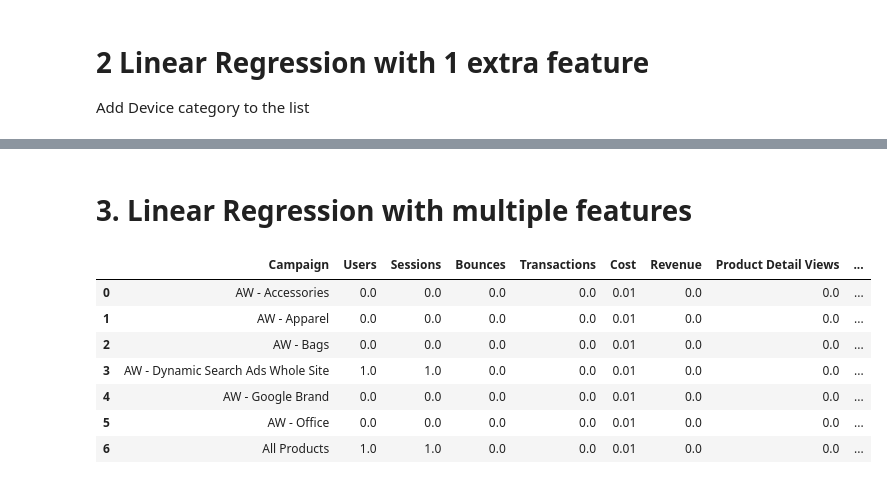
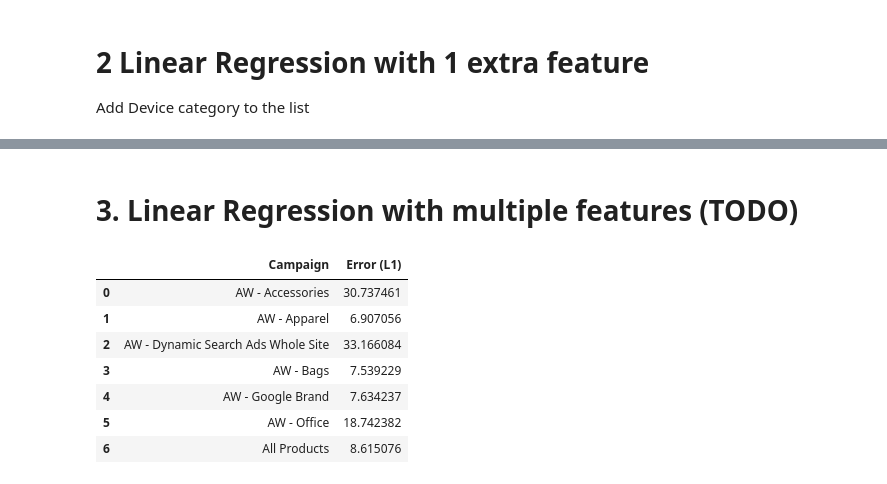
Before and after one commit to Morphl-AI/Ecommerce-Marketing-Spend-Optimization, a Jupyter notebook: Notebooks/4. Budget allocation - pseudo-revenue - first-revenue assumption - regressions .ipynb, the cells around one changed output, grey strips where cells are left out. Drawn from its saved outputs; the diff is of its cells as text; code cells hidden in the pictures.

```diff
--- a/Notebooks/4. Budget allocation - pseudo-revenue - first-revenue assumption - regressions .ipynb
+++ b/Notebooks/4. Budget allocation - pseudo-revenue - first-revenue assumption - regressions .ipynb
@@ -96,9 +96,9 @@ def getDataFirstRevenue(df):
         # print(campaign, np.percentile(revenues, [0.1, 1, 10, 25, 50, 75, 90, 99, 99.5, 99.9, 100]))
         # Clip the revenues to top 99.5%, to eliminate outliers.
         Max = newDfCampaign["Revenue"].max()
-        Top99_5 = np.percentile(newDfCampaign["Revenue"], 99.7)
-        print(" Pruning max revenue from %2.3f to %2.3f" % (Max, Top99_5))
-        newDfCampaign["Revenue"] = np.clip(newDfCampaign["Revenue"], 0, Top99_5)
+        Top99_5 = np.percentile(newDfCampaign["Revenue"], 99.9)
+        print(" Pruning max revenue from %2.3f to %2.3f" % (Max, Top99_9))
+        newDfCampaign["Label Revenue"] = np.clip(newDfCampaign["Revenue"], 0, Top99_5)
         newDf = pd.concat([newDf, newDfCampaign], sort=False)
     return newDf
 
@@ -149,7 +149,7 @@ These are the values we'll predict for this bucket in our Regressions. We can se
 # %%
 def f(x):
     sumCost = x["Cost"].sum()
-    sumRevenue = x["Revenue"].sum()
+    sumRevenue = x["Label Revenue"].sum()
     bucketConstant = sumRevenue / sumCost
     return bucketConstant
 
@@ -301,8 +301,8 @@ def trainAllCampaignsLR(df, Stats, modelType, features):
     models, errors = {}, {}
     validCampaigns = df["Campaign"].unique()
     Mins, Maxs = Stats
-
     relevantFeatures = features + ["Label Pseudo Revenue"]
+    test = df[relevantFeatures]
     for i, campaign in enumerate(validCampaigns):
         where = df["Campaign"] == campaign
         campaignMins = Mins.loc[Mins["Campaign"] == campaign, relevantFeatures]
@@ -481,30 +475,31 @@ display(getOverallError(sumPredictedDf2F))
 # %% [markdown]
-# 3. Linear Regression with multiple features
+# 3. Linear Regression with multiple features (TODO)
 # %%
 trainDfAllFeatures = pd.get_dummies(trainDf, columns=["Device Category"])
 for col in trainDfAllFeatures:
+    if col == "Bucket Index":
+        continue
     try:
         trainDfAllFeatures[col] = trainDfAllFeatures[col].astype(np.float32)
     except Exception:
         pass
-trainDfAllFeatures["Bucket Index"] = trainDfAllFeatures["Bucket Index"].astype(np.int32)
 Stats = getMinMax(trainDfAllFeatures)
 
-features = ["Cost", "Device Category_desktop", "Device Category_mobile", "Device Category_tablet", "Duration (s)"]
-#             "Users", "Sessions", "Bounces", "Transactions", "Product Detail Views"]
-#             #"Product Adds To Cart", "Product Checkouts", "Total Unique Searches", \
-#             #"New Users", "Duration (s)"]
-models, errors = trainAllCampaignsLR(trainDfAllFeatures, Stats, LinearRegression, features=features)
-# display(pd.DataFrame(errors.items(), columns=["Campaign", "Error (L1)"]))
+features = ["Cost", "Device Category_desktop", "Device Category_mobile", "Device Category_tablet", \
+            "Users", "Sessions", "Bounces", "Transactions", "Product Detail Views", \
+            "Product Adds To Cart", "Product Checkouts", "Total Unique Searches", \
+            "New Users", "Session Duration (s)"]
+models, errors = trainAllCampaignsLR(trainDfAllFeatures.reset_index(drop=True).copy(), Stats, LinearRegression, features=features)
+display(pd.DataFrame(errors.items(), columns=["Campaign", "Error (L1)"]))
 
-# predictedDfAllF = createPseudoRevenues(models, trainDfAllFeatures, Stats, features=features)
-# sumPredictedDfAllF = createSumPredictedPseudoRevenue(predictedDfAllF)
+predictedDfAllF = createPseudoRevenues(models, trainDfAllFeatures, Stats, features=features)
+sumPredictedDfAllF = createSumPredictedPseudoRevenue(predictedDfAllF)
 # %% [output]
-|  | Campaign | Users | Sessions | Bounces | Transactions | Cost | Revenue | Product Detail Views | ... |
-| 0 | AW - Accessories | 0.0 | 0.0 | 0.0 | 0.0 | 0.01 | 0.0 | 0.0 | ... |
-| 1 | AW - Apparel | 0.0 | 0.0 | 0.0 | 0.0 | 0.01 | 0.0 | 0.0 | ... |
-| 2 | AW - Bags | 0.0 | 0.0 | 0.0 | 0.0 | 0.01 | 0.0 | 0.0 | ... |
-| 3 | AW - Dynamic Search Ads Whole Site | 1.0 | 1.0 | 0.0 | 0.0 | 0.01 | 0.0 | 0.0 | ... |
-| 4 | AW - Google Brand | 0.0 | 0.0 | 0.0 | 0.0 | 0.01 | 0.0 | 0.0 | ... |
-| 5 | AW - Office | 0.0 | 0.0 | 0.0 | 0.0 | 0.01 | 0.0 | 0.0 | ... |
-| 6 | All Products | 1.0 | 1.0 | 0.0 | 0.0 | 0.01 | 0.0 | 0.0 | ... |
+|  | Campaign | Error (L1) |
+| 0 | AW - Accessories | 30.737461 |
+| 1 | AW - Apparel | 6.907056 |
+| 2 | AW - Dynamic Search Ads Whole Site | 33.166084 |
+| 3 | AW - Bags | 7.539229 |
+| 4 | AW - Google Brand | 7.634237 |
+| 5 | AW - Office | 18.742382 |
+| 6 | All Products | 8.615076 |
```
Also changed, not shown: parts of 21 cells of this notebook.
